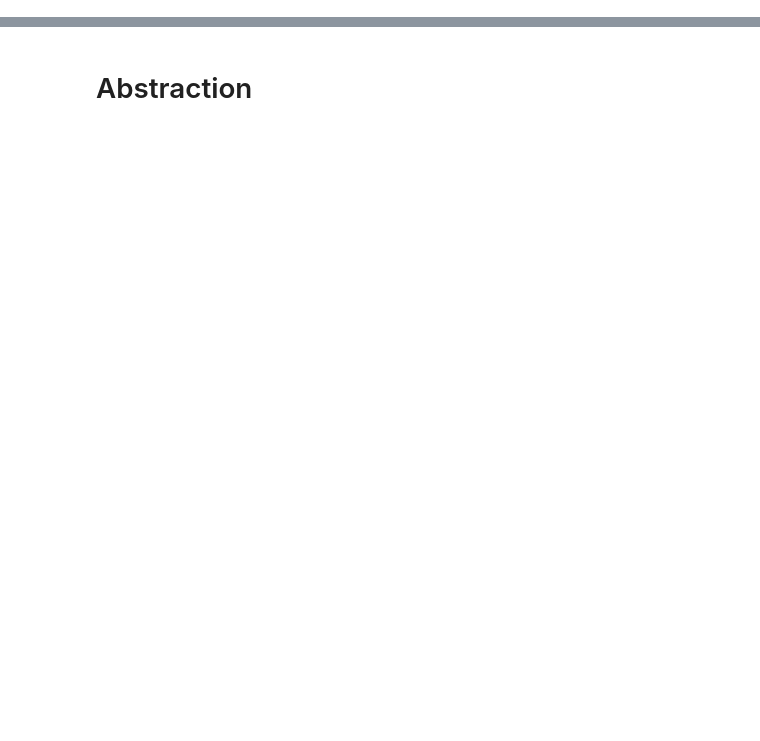
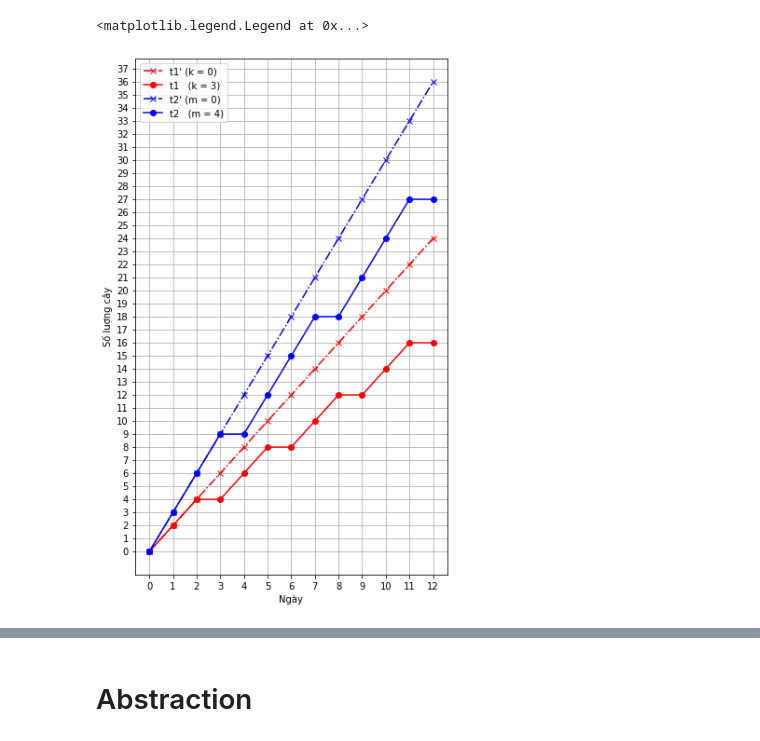
Before and after one commit to 18521447/CS112.L12.KHCL, a Jupyter notebook: bt4/doi_moi/Bao_Cao.ipynb, the cells around one changed output, grey strips where cells are left out. Cells and saved outputs as stored; diff of their text form; code cells hidden in the pictures; blank space fills up the shorter version.

```diff
--- a/bt4/doi_moi/Bao_Cao.ipynb
+++ b/bt4/doi_moi/Bao_Cao.ipynb
@@ -0,0 +25,30 @@
+# %%
+import numpy as np
+import matplotlib.pyplot as plt
+
+plt.figure(figsize=(6, 6*1.7))
+a = 2
+b = 3
+day = np.linspace(0, 12, 13)
+
+t1_ = [a * x for x in day]
+plt.plot(day, t1_, 'rx-.', label='t1\' (k = 0)')
+
+t1 = [0, 2, 4, 4, 6, 8, 8, 10, 12, 12, 14, 16, 16]
+plt.plot(day, t1,  'ro-',  label='t1   (k = 3)')
+
+t2_ = [b * x for x in day]
+plt.plot(day, t2_, 'bx-.',  label='t2\' (m = 0)')
+
+t2 = [0, 3, 6, 9, 9, 12, 15, 18, 18, 21, 24, 27, 27]
+plt.plot(day, t2,  'bo-',  label='t2   (m = 4)')
+
+plt.grid(True)
+plt.xticks(ticks=day)
+plt.yticks(ticks=[x for x in range(38)])
+plt.xlabel('Ngày')
+plt.ylabel('Số luợng cây')
+plt.legend()
+# %% [output]
+<matplotlib.legend.Legend at 0x...>
+[figure, added]
```
Also changed, not shown: parts of 21 cells of this notebook.
